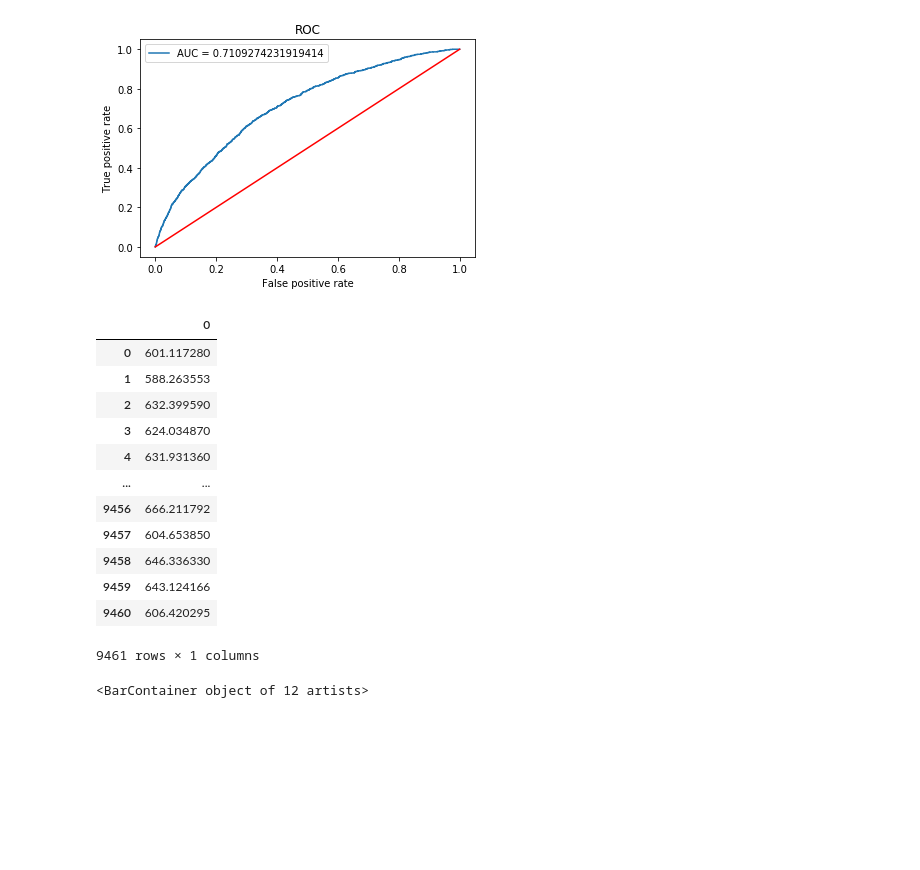
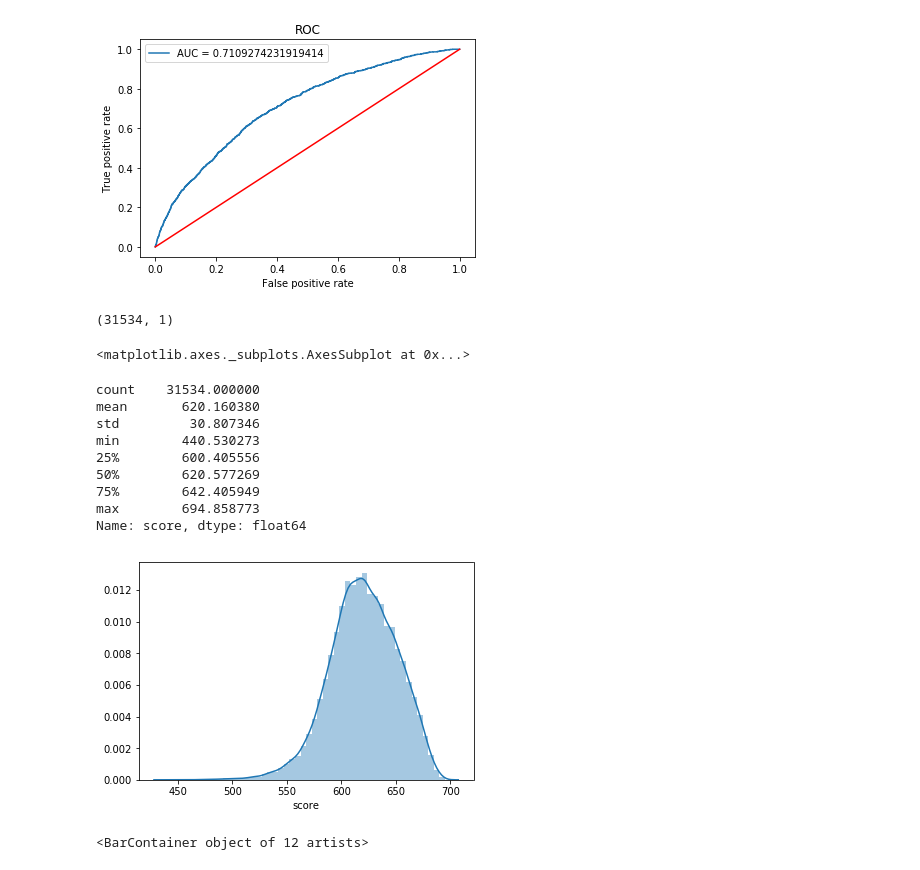
Before and after one commit to iihcy/Credit_ACard, a Jupyter notebook: ACard.ipynb, the cells around one changed output. Drawn from its saved outputs; the diff is of its cells as text; code cells hidden in the pictures; blank space fills up the shorter version.

```diff
--- a/ACard.ipynb
+++ b/ACard.ipynb
@@ -579,6 +579,7 @@ def plot_roc_auc(fpr, tpr, roc_auc):
 
 def get_model_score(pro):
     score = 520 - 48 * np.log(pro/(1-pro))
+    score = pd.Series(score).to_frame().rename(columns={0:'score'})
     return score
 # %%
 # 4.1 CatBoost模型
@@ -722,24 +723,29 @@ The confusion matrix is:
  [[8306   16]
  [1129   10]]
 [figure]
-# %%
-# 模型分数转换
-score = pd.Series(get_model_score(pro_test)).to_frame()
-score
-# %% [output]
-|  | 0 |
-| 0 | 601.117280 |
-| 1 | 588.263553 |
-| 2 | 632.399590 |
-| 3 | 624.034870 |
-| 4 | 631.931360 |
-| ... | ... |
-| 9456 | 666.211792 |
-| 9457 | 604.653850 |
-| 9458 | 646.336330 |
-| 9459 | 643.124166 |
-| 9460 | 606.420295 |
-9461 rows × 1 columns
+# %%
+# 模型分数转换
+all_pro = pd.concat([pd.Series(pro_train), pd.Series(pro_test)], axis=0)
+score_cat = get_model_score(all_pro)
+print(score_cat.shape)
+# print('Max Score:%s' % max(score_cat.score))
+# print('Min Score:%s' % min(score_cat.score))
+# 分数整体分布图
+sn.distplot(score_cat['score'])
+score_cat['score'].describe()
+# %% [output]
+(31534, 1)
+<matplotlib.axes._subplots.AxesSubplot at 0x...>
+count    31534.000000
+mean       620.160380
+std         30.807346
+min        440.530273
+25%        600.405556
+50%        620.577269
+75%        642.405949
+max        694.858773
+Name: score, dtype: float64
+[figure, added]
 # %%
 # 特征重要性
 fimp_v = model_cb.get_feature_importance()
```
Also changed, not shown: parts of 3 cells of this notebook.
